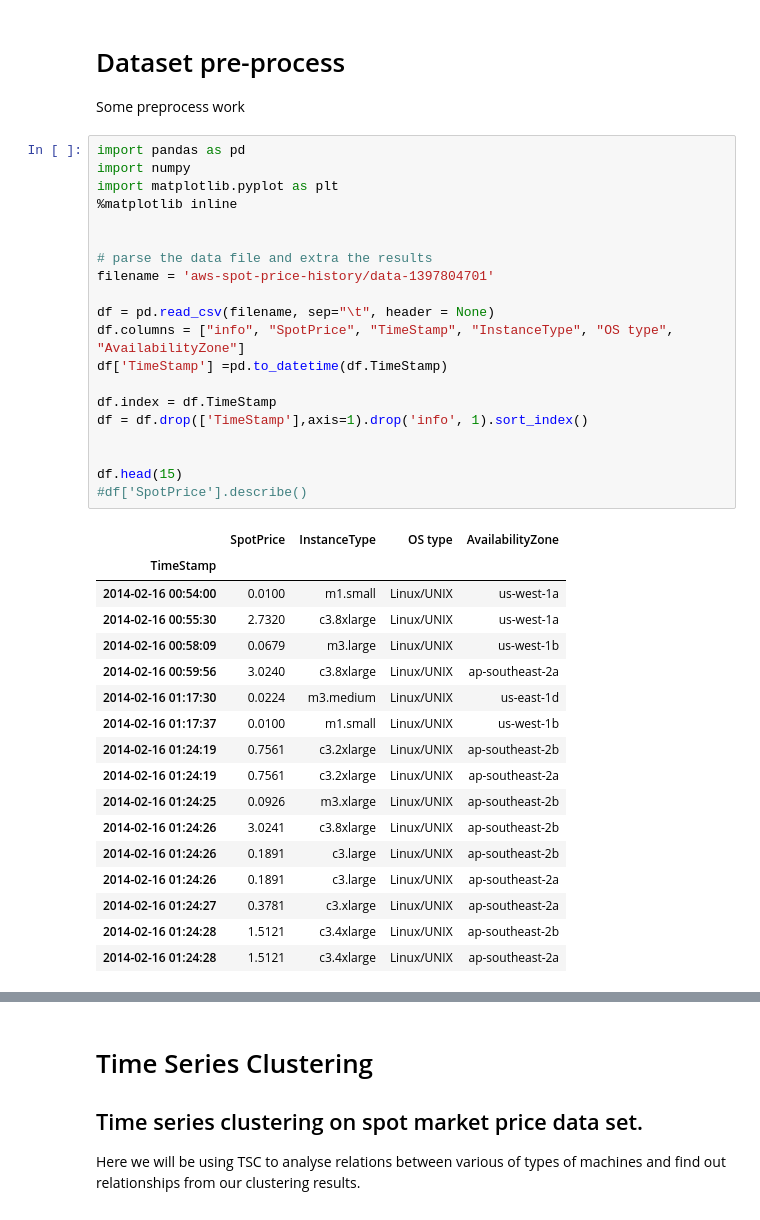
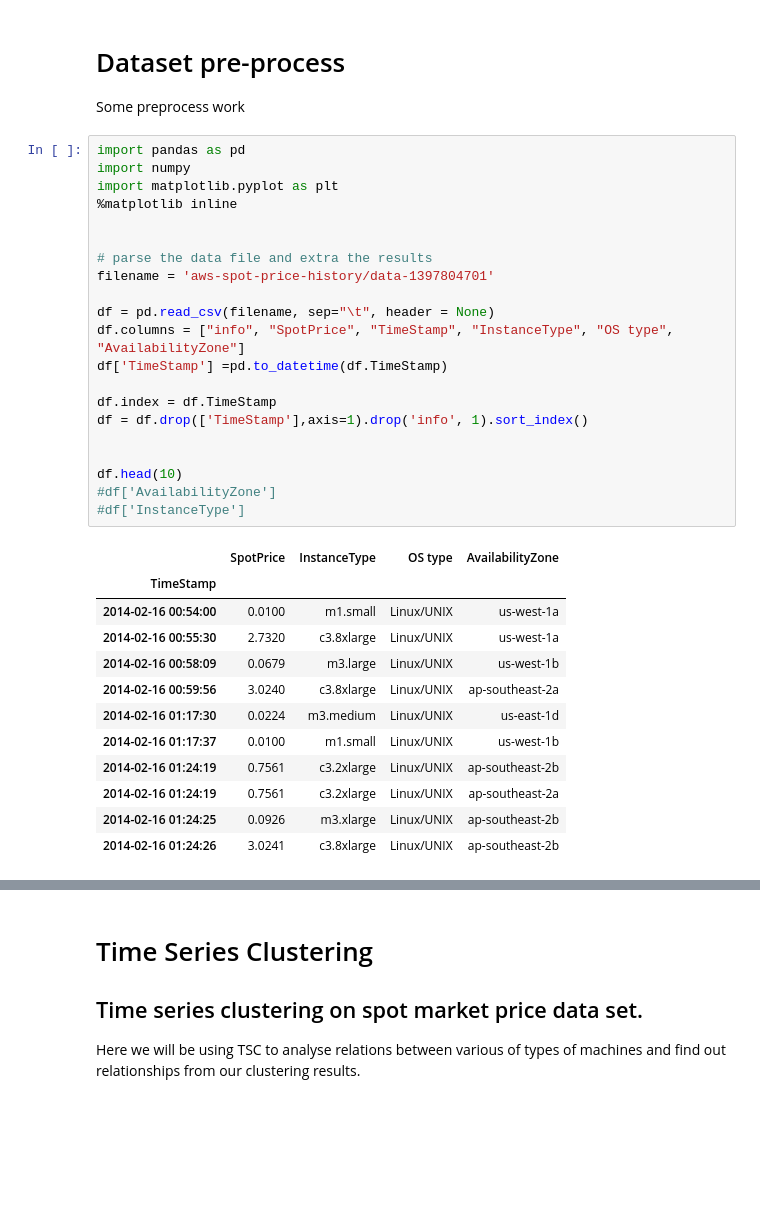
Before and after one commit to shwsun/spot-analysis, a Jupyter notebook: spot_analysis.ipynb, the cells around one changed output, grey strips where cells are left out. Drawn from its saved outputs; the diff is of its cells as text; blank space fills up the shorter version.

```diff
--- a/spot_analysis.ipynb
+++ b/spot_analysis.ipynb
@@ -236,37 +230,33 @@ Some preprocess work
 import pandas as pd
 import numpy
 import matplotlib.pyplot as plt
 %matplotlib inline
 
 
 # parse the data file and extra the results
 filename = 'aws-spot-price-history/data-1397804701'
 
 df = pd.read_csv(filename, sep="\t", header = None)
 df.columns = ["info", "SpotPrice", "TimeStamp", "InstanceType", "OS type", "AvailabilityZone"]
 df['TimeStamp'] =pd.to_datetime(df.TimeStamp)
 
 df.index = df.TimeStamp
 df = df.drop(['TimeStamp'],axis=1).drop('info', 1).sort_index()
 
 
-df.head(15)
-#df['SpotPrice'].describe()
+df.head(10)
+#df['AvailabilityZone']
+#df['InstanceType']
 # %% [output]
 |  | SpotPrice | InstanceType | OS type | AvailabilityZone |
 | TimeStamp |  |  |  |  |
 | 2014-02-16 00:54:00 | 0.0100 | m1.small | Linux/UNIX | us-west-1a |
 | 2014-02-16 00:55:30 | 2.7320 | c3.8xlarge | Linux/UNIX | us-west-1a |
 | 2014-02-16 00:58:09 | 0.0679 | m3.large | Linux/UNIX | us-west-1b |
 | 2014-02-16 00:59:56 | 3.0240 | c3.8xlarge | Linux/UNIX | ap-southeast-2a |
 | 2014-02-16 01:17:30 | 0.0224 | m3.medium | Linux/UNIX | us-east-1d |
 | 2014-02-16 01:17:37 | 0.0100 | m1.small | Linux/UNIX | us-west-1b |
 | 2014-02-16 01:24:19 | 0.7561 | c3.2xlarge | Linux/UNIX | ap-southeast-2b |
 | 2014-02-16 01:24:19 | 0.7561 | c3.2xlarge | Linux/UNIX | ap-southeast-2a |
 | 2014-02-16 01:24:25 | 0.0926 | m3.xlarge | Linux/UNIX | ap-southeast-2b |
 | 2014-02-16 01:24:26 | 3.0241 | c3.8xlarge | Linux/UNIX | ap-southeast-2b |
-| 2014-02-16 01:24:26 | 0.1891 | c3.large | Linux/UNIX | ap-southeast-2b |
-| 2014-02-16 01:24:26 | 0.1891 | c3.large | Linux/UNIX | ap-southeast-2a |
-| 2014-02-16 01:24:27 | 0.3781 | c3.xlarge | Linux/UNIX | ap-southeast-2a |
-| 2014-02-16 01:24:28 | 1.5121 | c3.4xlarge | Linux/UNIX | ap-southeast-2b |
-| 2014-02-16 01:24:28 | 1.5121 | c3.4xlarge | Linux/UNIX | ap-southeast-2a |
```
Also changed, not shown: parts of 12 cells of this notebook, 1 other file.
